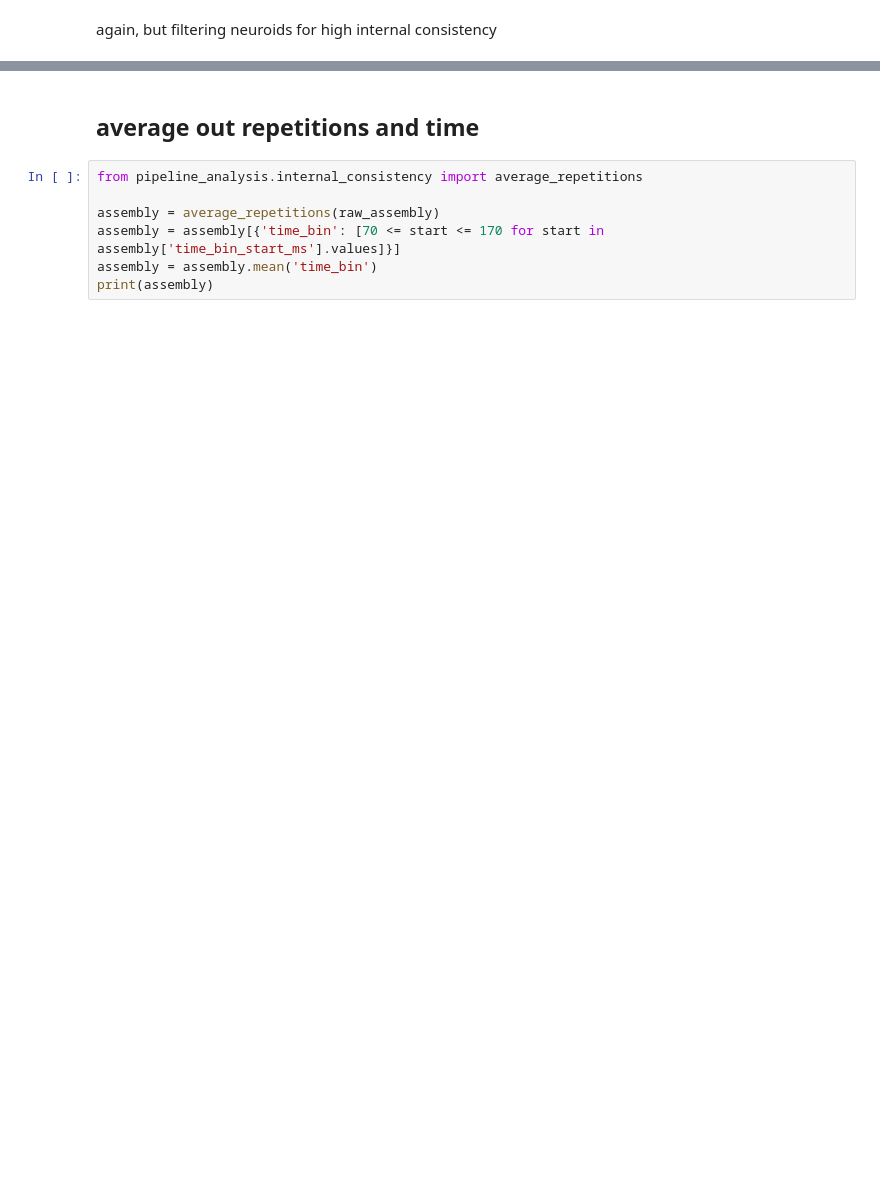
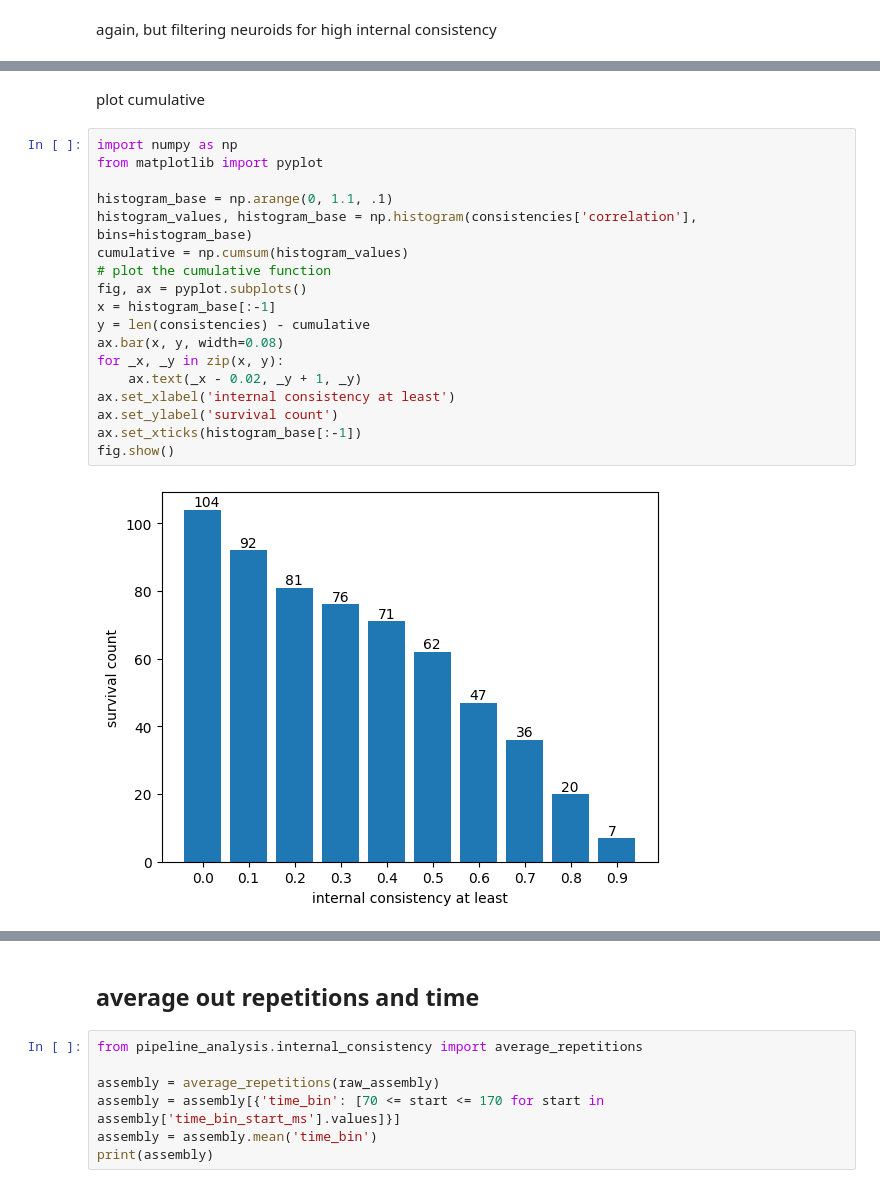
Before and after one commit to dicarlolab/pipeline_analysis, a Jupyter notebook: pico_muri.ipynb, the cells around one changed output, grey strips where cells are left out. Saved outputs shown, nothing was run; the diff lists cells and outputs as text; blank space fills up the shorter version.

```diff
--- a/pico_muri.ipynb
+++ b/pico_muri.ipynb
@@ -83,3 +71,25 @@ fig.show()
+# %% [markdown]
+plot cumulative
+# %%
+import numpy as np
+from matplotlib import pyplot
+
+histogram_base = np.arange(0, 1.1, .1)
+histogram_values, histogram_base = np.histogram(consistencies['correlation'], bins=histogram_base)
+cumulative = np.cumsum(histogram_values)
+# plot the cumulative function
+fig, ax = pyplot.subplots()
+x = histogram_base[:-1]
+y = len(consistencies) - cumulative
+ax.bar(x, y, width=0.08)
+for _x, _y in zip(x, y):
+    ax.text(_x - 0.02, _y + 1, _y)
+ax.set_xlabel('internal consistency at least')
+ax.set_ylabel('survival count')
+ax.set_xticks(histogram_base[:-1])
+fig.show()
+# %% [output]
+[figure, added]
 # %%
 # filter assembly
 good_neuroids = consistencies['neuroid_id'][consistencies['correlation'] >= 0.7]
```
Also changed, not shown: parts of 6 cells of this notebook.
